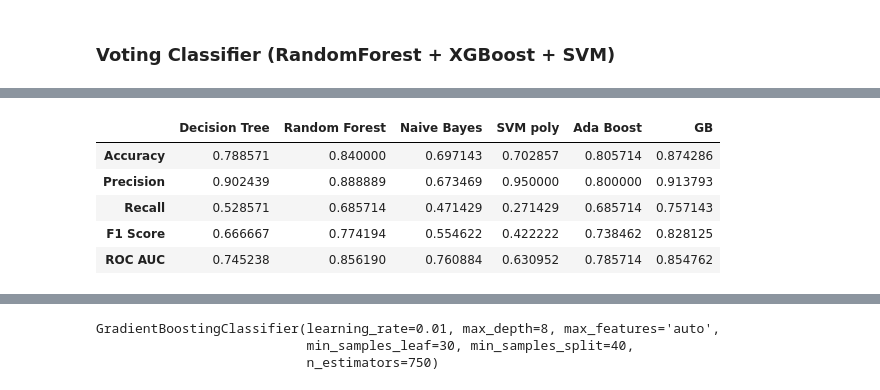
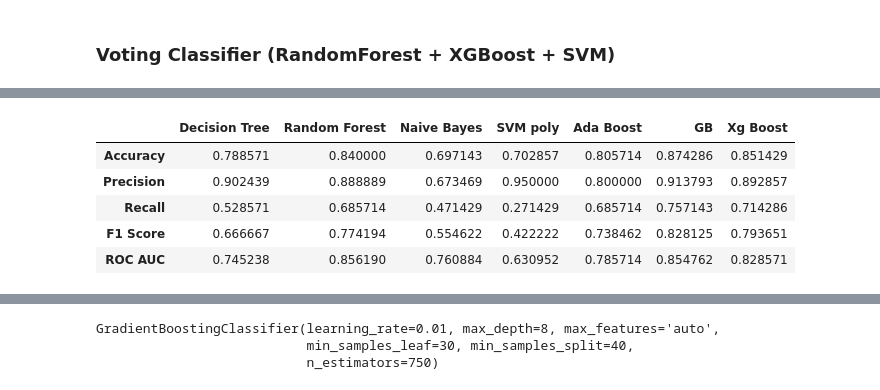
Before and after one commit to melwinmpk/python_datascience, a Jupyter notebook: TitanicDataSet_training/Main Note book/Modeling.ipynb, the cells around one changed output, grey strips where cells are left out. Drawn from its saved outputs; the diff is of its cells as text; code cells hidden in the pictures.

Commit message:
XGBoost Classifier

```diff
--- a/TitanicDataSet_training/Main Note book/Modeling.ipynb
+++ b/TitanicDataSet_training/Main Note book/Modeling.ipynb
@@ -400,0 +404,2 @@ metrix_GB
+# %%
+x1_train, x1_test, y1_train, y1_test = train_test_split(x1,y,test_size =0.2, random_state=303)
@@ -400,0 +448,12 @@ metrix_GB
+# %%
+xgboost_best = xgb.XGBClassifier(n_jobs = 1
+                                 ,objective = 'binary:logistic'
+                                 ,colsample_bytree = 1.0
+                                  ,gamma = 0.1
+                                  ,learning_rate = 0.1
+                                  ,max_depth = 5
+                                  ,min_child_weight = 5
+                                  ,n_estimators = 750
+                                  ,subsample = 1.0)
+# %%
+xgboost_best.fit(x1_train,y_train)
@@ -400,0 +470,7 @@ metrix_GB
+# %%
+y_pred = xgboost_best.predict(x1_test)
+y_score = metrics.accuracy_score(y_test, y_pred)
+fpr_dt, tpr_dt, _ = roc_curve(y_test, y_pred)
+roc_auc_xgboost = auc(fpr_dt, tpr_dt)
+metrix_xgboost = model_compare("Xg Boost", model_ada, y_test, y_pred, y_score, roc_auc_xgboost )
+metrix_xgboost
@@ -442,10 +523,10 @@ ValueError: Found input variables with inconsistent numbers of samples: [175, 41
 # %%
-metrics_bn_new = pd.concat([metrix_dt, metrix_rf, metrix_nb, metrix_svm, metrix_ada, metrix_GB], axis=1)
+metrics_bn_new = pd.concat([metrix_dt, metrix_rf, metrix_nb, metrix_svm, metrix_ada, metrix_GB, metrix_xgboost], axis=1)
 metrics_bn_new
 # %% [output]
-|  | Decision Tree | Random Forest | Naive Bayes | SVM poly | Ada Boost | GB |
-| Accuracy | 0.788571 | 0.840000 | 0.697143 | 0.702857 | 0.805714 | 0.874286 |
-| Precision | 0.902439 | 0.888889 | 0.673469 | 0.950000 | 0.800000 | 0.913793 |
-| Recall | 0.528571 | 0.685714 | 0.471429 | 0.271429 | 0.685714 | 0.757143 |
-| F1 Score | 0.666667 | 0.774194 | 0.554622 | 0.422222 | 0.738462 | 0.828125 |
-| ROC AUC | 0.745238 | 0.856190 | 0.760884 | 0.630952 | 0.785714 | 0.854762 |
+|  | Decision Tree | Random Forest | Naive Bayes | SVM poly | Ada Boost | GB | Xg Boost |
+| Accuracy | 0.788571 | 0.840000 | 0.697143 | 0.702857 | 0.805714 | 0.874286 | 0.851429 |
+| Precision | 0.902439 | 0.888889 | 0.673469 | 0.950000 | 0.800000 | 0.913793 | 0.892857 |
+| Recall | 0.528571 | 0.685714 | 0.471429 | 0.271429 | 0.685714 | 0.757143 | 0.714286 |
+| F1 Score | 0.666667 | 0.774194 | 0.554622 | 0.422222 | 0.738462 | 0.828125 | 0.793651 |
+| ROC AUC | 0.745238 | 0.856190 | 0.760884 | 0.630952 | 0.785714 | 0.854762 | 0.828571 |
```
Also changed, not shown: parts of 14 cells of this notebook.
